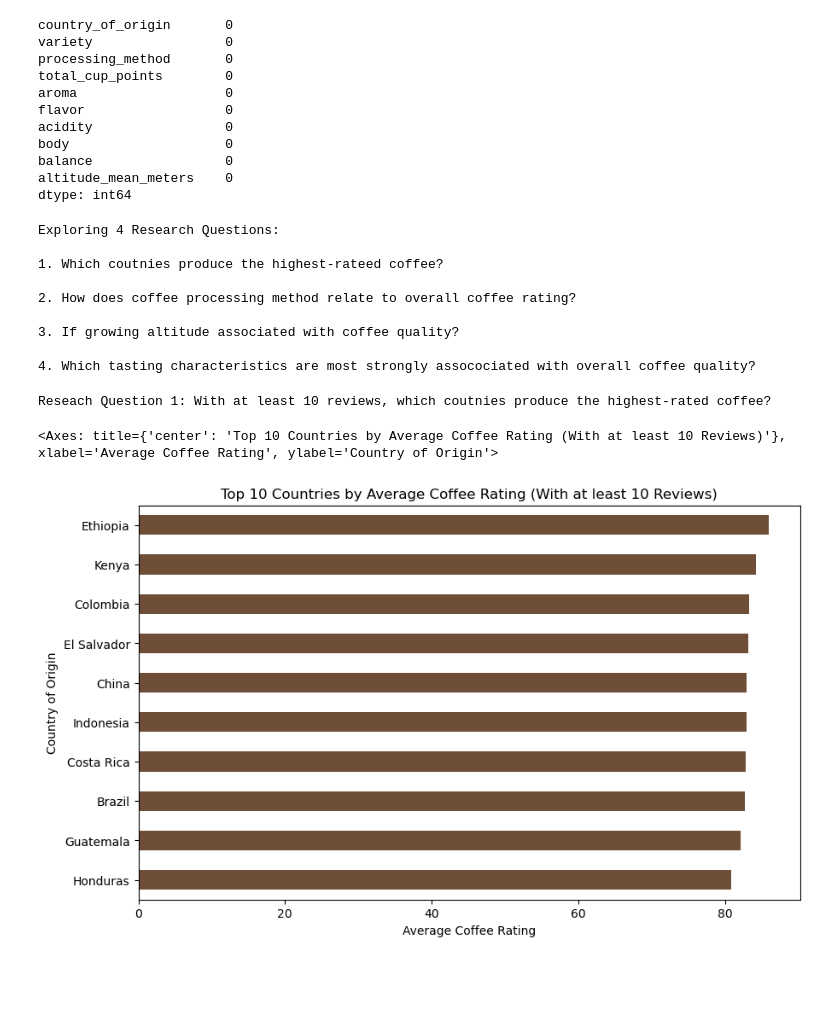
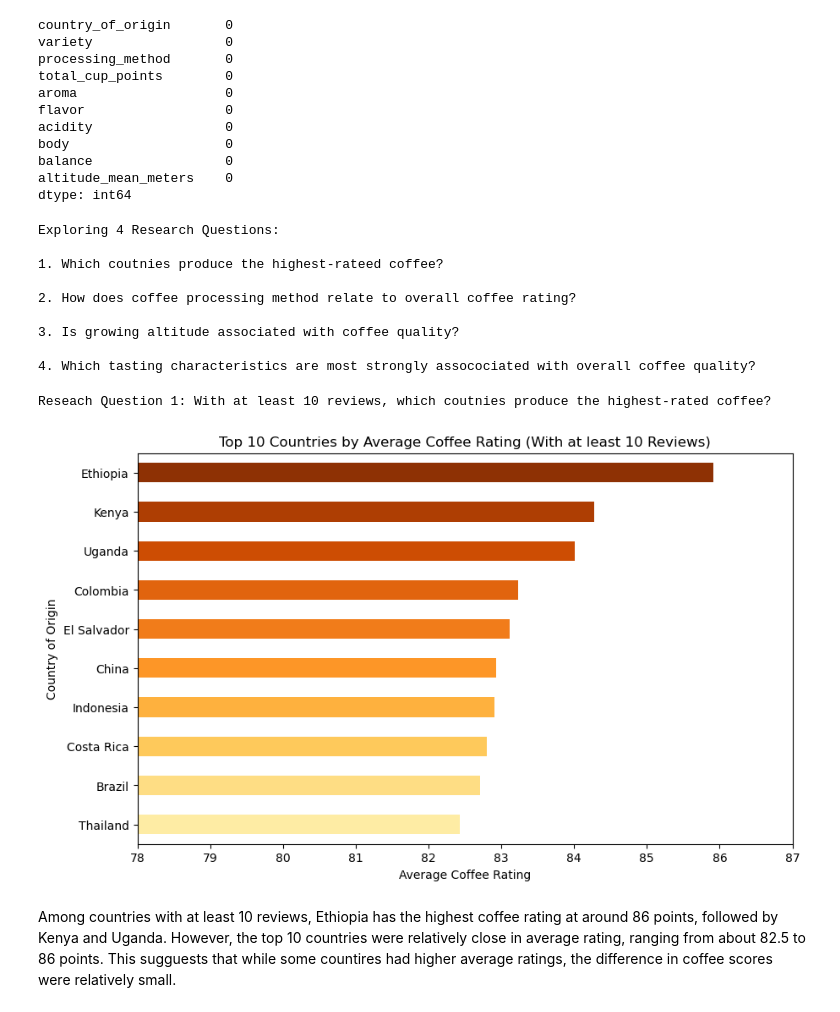
Before and after one commit to saihl1/coffee-review-explorer, a Jupyter notebook: notebooks/01_exploration.ipynb, the cells around one changed output. Saved outputs shown, nothing was run; the diff lists cells and outputs as text; code cells hidden in the pictures; blank space fills up the shorter version.

```diff
--- a/notebooks/01_exploration.ipynb
+++ b/notebooks/01_exploration.ipynb
@@ -19,9 +21,9 @@ altitude_mean_meters    0
 dtype: int64
 # %%
 print("Exploring 4 Research Questions:\n")
-print("1. Which coutnies produce the highest-rateed coffee?\n")
+print("1. Which coutries produce the highest-rated coffee?\n")
 print("2. How does coffee processing method relate to overall coffee rating?\n")
-print("3. If growing altitude associated with coffee quality?\n")
+print("3. Is growing altitude associated with coffee quality?\n")
 print("4. Which tasting characteristics are most strongly assocociated with overall coffee quality?\n")
 # %% [output]
 Exploring 4 Research Questions:
@@ -30,35 +32,39 @@ Exploring 4 Research Questions:
 
 2. How does coffee processing method relate to overall coffee rating?
 
-3. If growing altitude associated with coffee quality?
+3. Is growing altitude associated with coffee quality?
 
 4. Which tasting characteristics are most strongly assocociated with overall coffee quality?
 # %%
 print("Reseach Question 1: With at least 10 reviews, which coutnies produce the highest-rated coffee?\n")
 
 countriesByRating = (
     df.groupby("country_of_origin")["total_cup_points"]
     .agg(["mean", "count"])
 )
 
 countriesByRating = (
     countriesByRating[countriesByRating["count"] >= 10]
+    .sort_values(by = "mean", ascending = False)
     .head(10)
-    .sort_values(by = "mean", ascending = True)
 )
 
 
-top10 = countriesByRating["mean"].plot(
+colors = mpl.colormaps["YlOrBr"](range(50, 256, 20))
+
+top10 = countriesByRating["mean"].sort_values().plot(
     kind = "barh",
     figsize = (10, 6),
-    color = "#6F4E37",
+    color = colors,
     title = "Top 10 Countries by Average Coffee Rating (With at least 10 Reviews)",
     ylabel = "Country of Origin",
     xlabel = "Average Coffee Rating"
 )
 
-top10
+plt.xlim(78, 87)
+plt.show()
 # %% [output]
 Reseach Question 1: With at least 10 reviews, which coutnies produce the highest-rated coffee?
-<Axes: title={'center': 'Top 10 Countries by Average Coffee Rating (With at least 10 Reviews)'}, xlabel='Average Coffee Rating', ylabel='Country of Origin'>
-[figure, old version]
+[figure, new version]
+# %% [markdown]
+Among countries with at least 10 reviews, Ethiopia has the highest coffee rating at around 86 points, followed by Kenya and Uganda. However, the top 10 countries were relatively close in average rating, ranging from about 82.5 to 86 points. This sugguests that while some countires had higher average ratings, the difference in coffee scores were relatively small.
```
Also changed, not shown: parts of 4 cells of this notebook.
